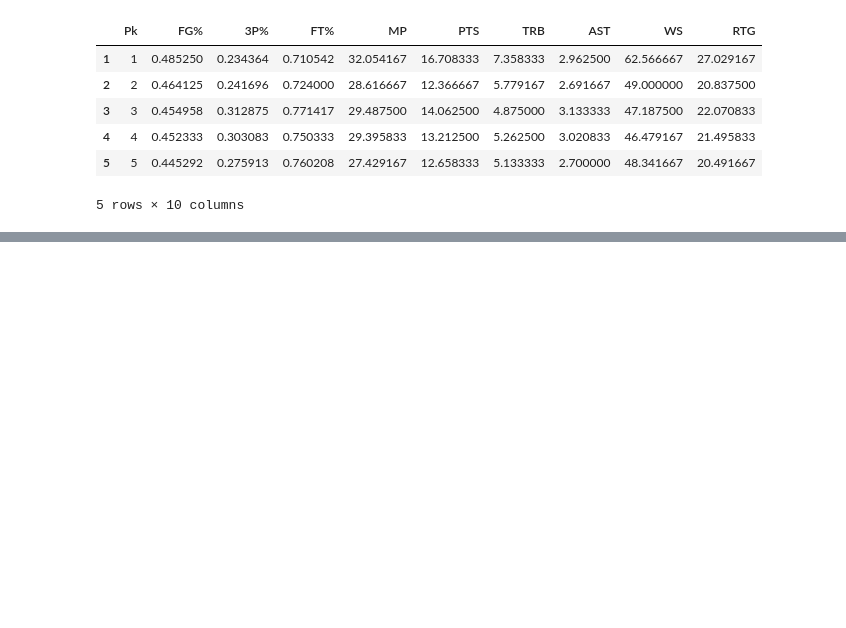
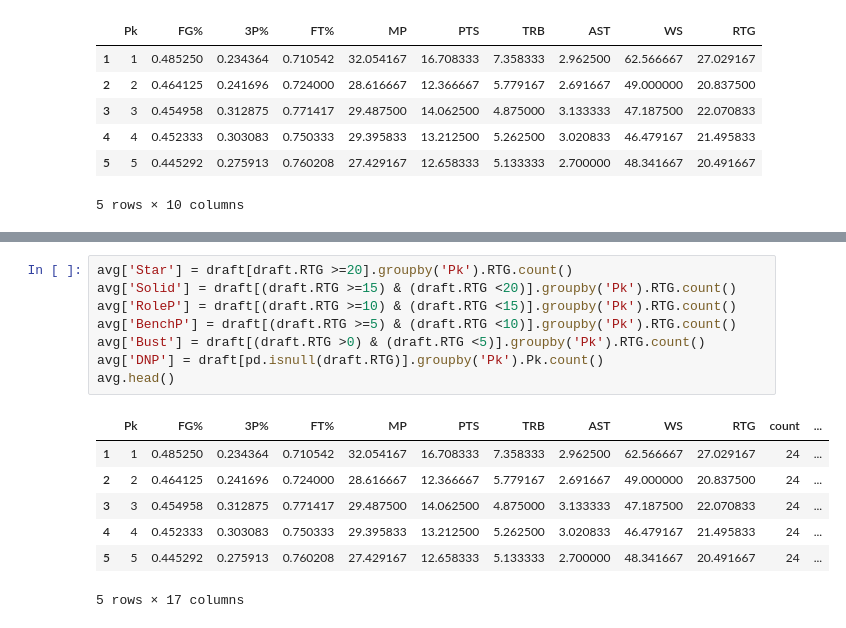
Before and after one commit to rentaow/project498, a Jupyter notebook: draft_PER/draft_pos_rating.ipynb, the cells around one changed output, grey strips where cells are left out. Cells and saved outputs as stored; diff of their text form; blank space fills up the shorter version.

```diff
--- a/draft_PER/draft_pos_rating.ipynb
+++ b/draft_PER/draft_pos_rating.ipynb
@@ -52,3 +51,19 @@ avg.head()
 | 4 | 4 | 0.452333 | 0.303083 | 0.750333 | 29.395833 | 13.212500 | 5.262500 | 3.020833 | 46.479167 | 21.495833 | 24 |
 | 5 | 5 | 0.445292 | 0.275913 | 0.760208 | 27.429167 | 12.658333 | 5.133333 | 2.700000 | 48.341667 | 20.491667 | 24 |
 5 rows × 11 columns
+# %%
+avg['Star'] = draft[draft.RTG >=20].groupby('Pk').RTG.count()
+avg['Solid'] = draft[(draft.RTG >=15) & (draft.RTG <20)].groupby('Pk').RTG.count()
+avg['RoleP'] = draft[(draft.RTG >=10) & (draft.RTG <15)].groupby('Pk').RTG.count()
+avg['BenchP'] = draft[(draft.RTG >=5) & (draft.RTG <10)].groupby('Pk').RTG.count()
+avg['Bust'] = draft[(draft.RTG >0) & (draft.RTG <5)].groupby('Pk').RTG.count()
+avg['DNP'] = draft[pd.isnull(draft.RTG)].groupby('Pk').Pk.count()
+avg.head()
+# %% [output]
+|  | Pk | FG% | 3P% | FT% | MP | PTS | TRB | AST | WS | RTG | count | ... |
+| 1 | 1 | 0.485250 | 0.234364 | 0.710542 | 32.054167 | 16.708333 | 7.358333 | 2.962500 | 62.566667 | 27.029167 | 24 | ... |
+| 2 | 2 | 0.464125 | 0.241696 | 0.724000 | 28.616667 | 12.366667 | 5.779167 | 2.691667 | 49.000000 | 20.837500 | 24 | ... |
+| 3 | 3 | 0.454958 | 0.312875 | 0.771417 | 29.487500 | 14.062500 | 4.875000 | 3.133333 | 47.187500 | 22.070833 | 24 | ... |
+| 4 | 4 | 0.452333 | 0.303083 | 0.750333 | 29.395833 | 13.212500 | 5.262500 | 3.020833 | 46.479167 | 21.495833 | 24 | ... |
+| 5 | 5 | 0.445292 | 0.275913 | 0.760208 | 27.429167 | 12.658333 | 5.133333 | 2.700000 | 48.341667 | 20.491667 | 24 | ... |
+5 rows × 17 columns
```
Also changed, not shown: parts of 2 cells of this notebook.
